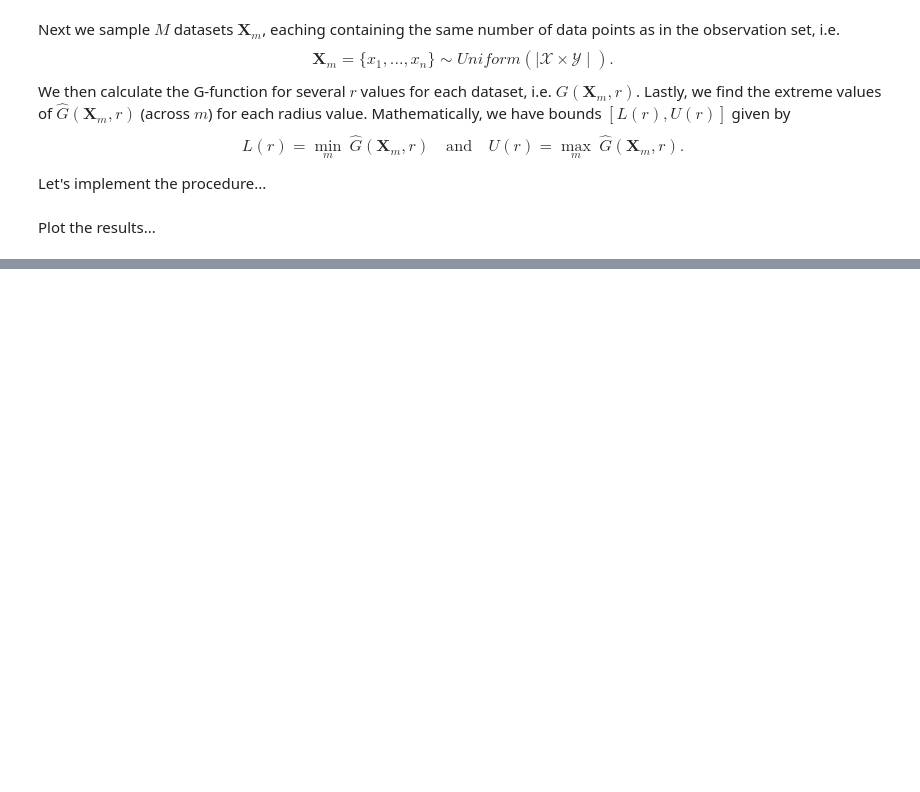
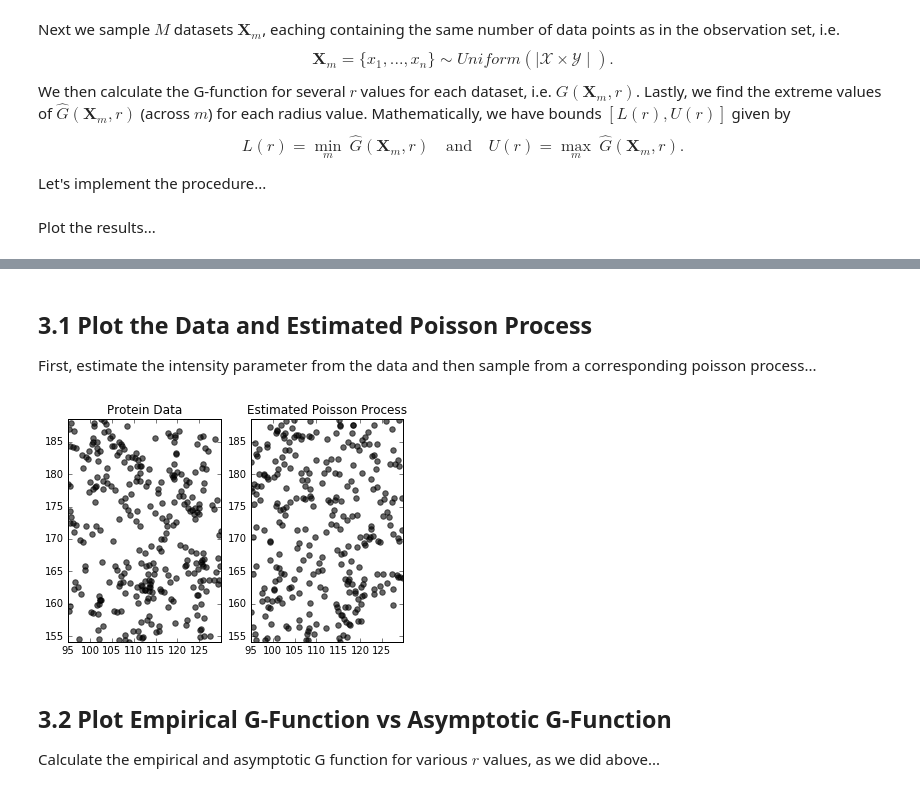
Before and after one commit to enalisnick/blog_sandbox, a Jupyter notebook: BigDIPA_Spatial_lab_with_solutions.ipynb, the cells around one changed output, grey strips where cells are left out. Cells and saved outputs as stored; diff of their text form; code cells hidden in the pictures; blank space fills up the shorter version.

Commit message:
finished spatial lab

```diff
--- a/BigDIPA_Spatial_lab_with_solutions.ipynb
+++ b/BigDIPA_Spatial_lab_with_solutions.ipynb
@@ -365,0 +376,6 @@ plt.show()
+# %%
+protein_data = np.loadtxt(open("spatial_data/protein_locations.csv", "rb"), delimiter=",", skiprows=1)
+xMax, xMin = (np.max(protein_data[:,0]), np.min(protein_data[:,0]))
+yMax, yMin = (np.max(protein_data[:,1]), np.min(protein_data[:,1]))
+
+print protein_data
@@ -365,0 +400,32 @@ plt.show()
+# %% [markdown]
+## 3.1  Plot the Data and Estimated Poisson Process
+
+First, estimate the intensity parameter from the data and then sample from a corresponding poisson process...
+# %%
+### Your code here ###
+
+estimated_lambda = calculate_emp_intensity(protein_data)
+
+est_poisson_process = sample_from_poisson_process(intensity=estimated_lambda, xMin=xMin, xMax=xMax, yMin=yMin, yMax=yMax)
+# %%
+### Your code for plotting goes here ###
+
+ax1 = plt.subplot(1, 2, 1)
+ax1.scatter(protein_data[:,0], protein_data[:,1], s=30, color='black', alpha=0.6)
+plt.xlim([xMin, xMax])
+plt.ylim([yMin, yMax])
+plt.title("Protein Data")
+
+ax2 = plt.subplot(1, 2, 2)
+ax2.scatter(est_poisson_process[:,0], est_poisson_process[:,1], s=30, color='black', alpha=0.6)
+plt.xlim([xMin, xMax])
+plt.ylim([yMin, yMax])
+plt.title("Estimated Poisson Process")
+
+plt.show()
+# %% [output]
+[figure, added]
+# %% [markdown]
+## 3.2  Plot Empirical G-Function vs Asymptotic G-Function
+
+Calculate the empirical and asymptotic G function for various $r$ values, as we did above...
```
Also changed, not shown: parts of 27 cells of this notebook.
